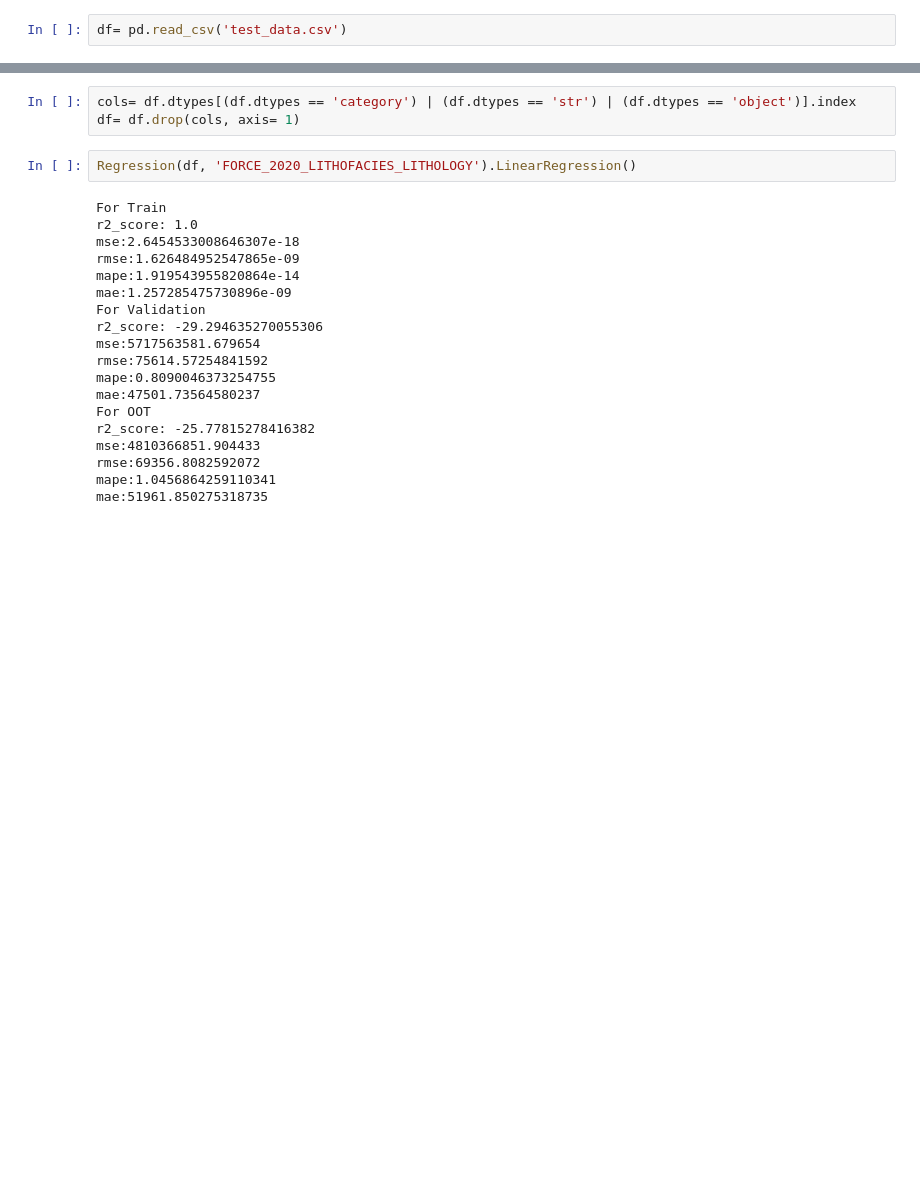
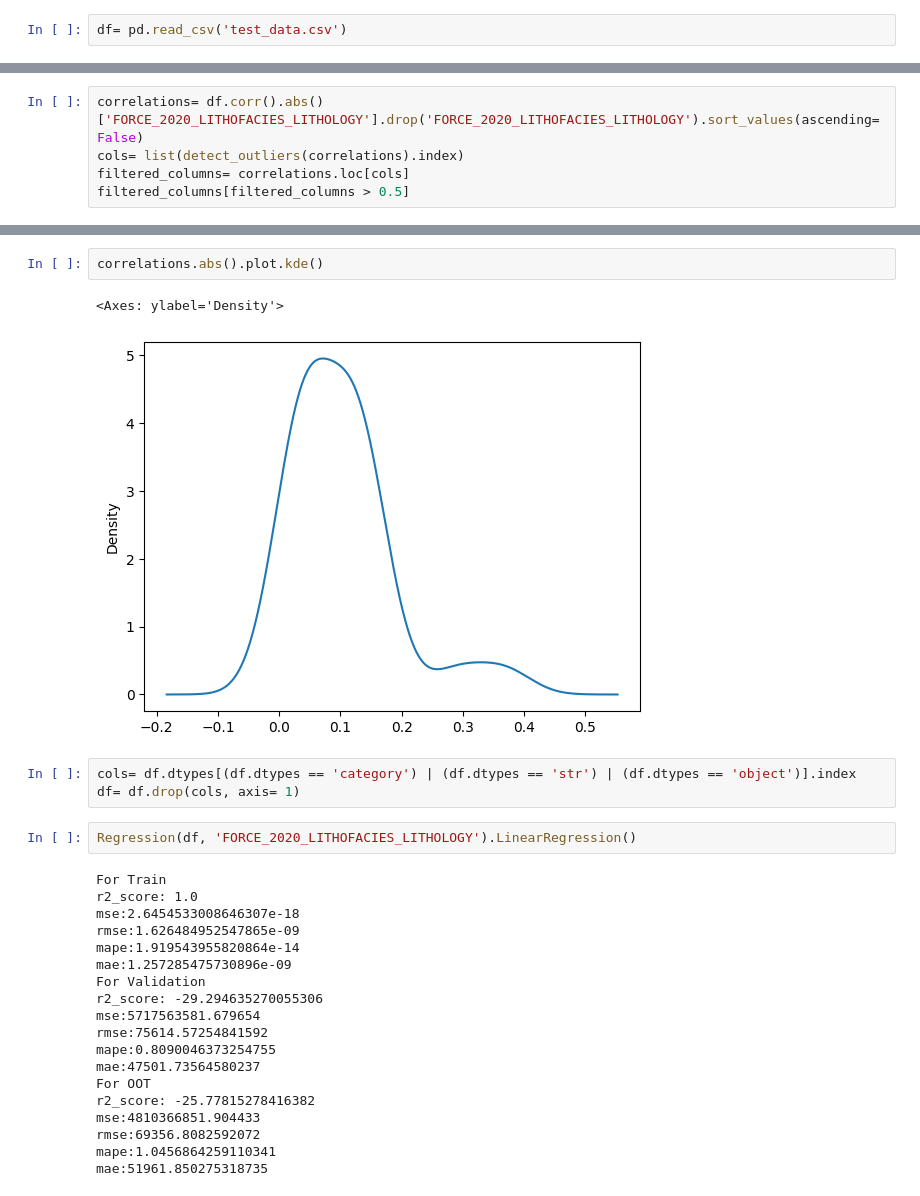
Before and after one commit to PranjalGhildiyal/Regression-interactive, a Jupyter notebook: development.ipynb, the cells around one changed output, grey strips where cells are left out. Drawn from its saved outputs; the diff is of its cells as text; blank space fills up the shorter version.

```diff
--- a/development.ipynb
+++ b/development.ipynb
@@ -436,0 +1357,5 @@ df
+# %%
+correlations= df.corr().abs()['FORCE_2020_LITHOFACIES_LITHOLOGY'].drop('FORCE_2020_LITHOFACIES_LITHOLOGY').sort_values(ascending=False)
+cols= list(detect_outliers(correlations).index)
+filtered_columns= correlations.loc[cols]
+filtered_columns[filtered_columns > 0.5]
@@ -437,3 +1384,8 @@ df
+# %%
+correlations.abs().plot.kde()
+# %% [output]
+<Axes: ylabel='Density'>
+[figure, added]
 # %%
 cols= df.dtypes[(df.dtypes == 'category') | (df.dtypes == 'str') | (df.dtypes == 'object')].index
 df= df.drop(cols, axis= 1)
```
Also changed, not shown: parts of 10 cells of this notebook.
